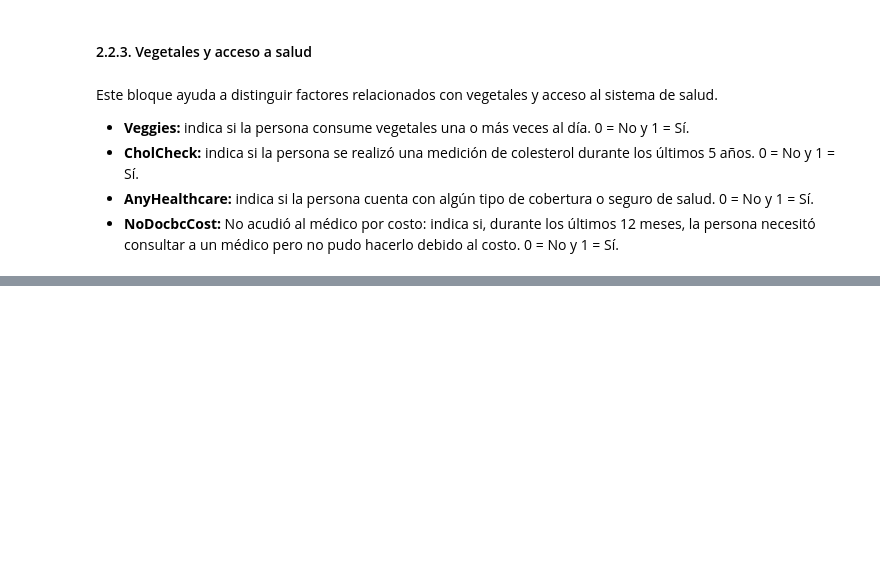
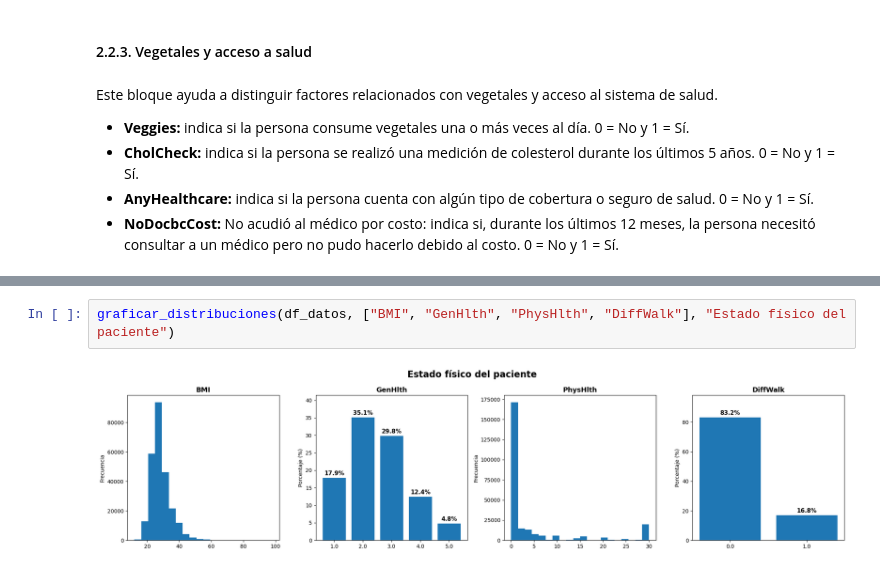
Before and after one commit to jadfost/Microproyecto_DiabetesRisk, a Jupyter notebook: notebooks/analisisExploratorio.ipynb, the cells around one changed output, grey strips where cells are left out. Cells and saved outputs as stored; diff of their text form; blank space fills up the shorter version.

```diff
--- a/notebooks/analisisExploratorio.ipynb
+++ b/notebooks/analisisExploratorio.ipynb
@@ -186,0 +196,4 @@ graficar_distribuciones(df_datos, ["Veggies", "CholCheck", "AnyHealthcare", "NoD
+# %%
+graficar_distribuciones(df_datos, ["BMI", "GenHlth", "PhysHlth", "DiffWalk"], "Estado físico del paciente")
+# %% [output]
+[figure, added]
```
Also changed, not shown: parts of 9 cells of this notebook.
